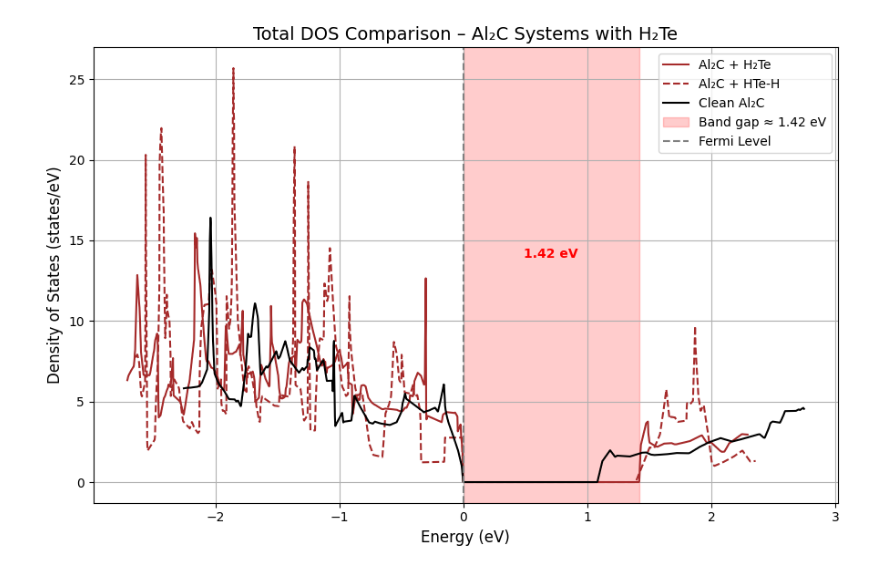
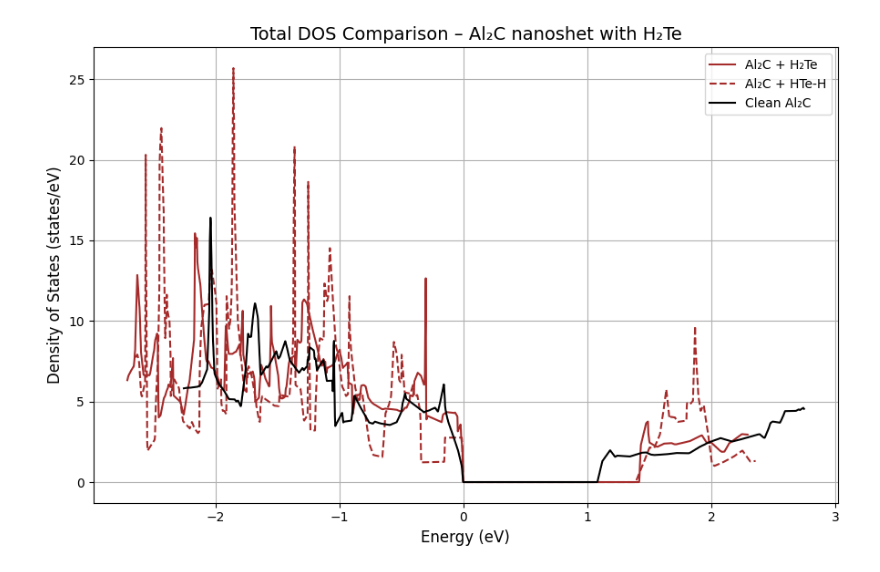
Before and after one commit to nmyalet90/DOS-analysis-Al2C-H2Xads, a Jupyter notebook: DOS-Al2C-H2X.ipynb, the cells around one changed output. Drawn from its saved outputs; the diff is of its cells as text; code cells hidden in the pictures.

```diff
--- a/DOS-Al2C-H2X.ipynb
+++ b/DOS-Al2C-H2X.ipynb
@@ -27,43 +27,33 @@ def estimate_band_gap(energies, dos, threshold=0.01):
     inside_gap = [e for e, d in zip(energies, dos) if abs(d) < threshold]
     if not inside_gap:
         return 0
     gap_min = min(inside_gap)
     gap_max = max(inside_gap)
     return gap_max - gap_min, gap_min, gap_max
 
 
 # Load TDOS from the three DOSCAR files
 energies1, dos1 = read_doscar("DOSCAR_H2Te")
 energies2, dos2 = read_doscar("DOSCAR_HTe-H")
 energies3, dos3 = read_doscar("DOSCAR_Al2C")
 
+# Calculate the band gap
 band_gap, gap_start, gap_end = estimate_band_gap(energies1, dos1)
-
-
 
 # Plotting
 plt.figure(figsize=(9, 6))
 
 plt.plot(energies1, dos1, color='brown', label='Al₂C + H₂Te')
 plt.plot(energies2, dos2, color='brown', linestyle='--', label='Al₂C + HTe-H')
 plt.plot(energies3, dos3, color='black', label='Clean Al₂C')
 
-# Band gap annotation
-if band_gap > 0:
-    plt.axvspan(gap_start, gap_end, color='red', alpha=0.2, label=f'Band gap ≈ {band_gap:.2f} eV')
-    plt.text((gap_start + gap_end) / 2, max(dos1) * 0.9, f'{band_gap:.2f} eV',
-             color='red', ha='center', fontsize=10, fontweight='bold')
-
-# Fermi level
-plt.axvline(0, color='gray', linestyle='--', label='Fermi Level')
-
 # Labels and formatting
 plt.xlabel('Energy (eV)', fontsize=12)
 plt.ylabel('Density of States (states/eV)', fontsize=12)
-plt.title('Total DOS Comparison – Al₂C Systems with H₂Te', fontsize=14)
+plt.title('Total DOS Comparison – Al₂C nanoshet with H₂Te', fontsize=14)
 plt.legend()
 plt.grid(True)
 plt.tight_layout()
 plt.show()
 # %% [output]
-[figure, old version]
+[figure, new version]
```
